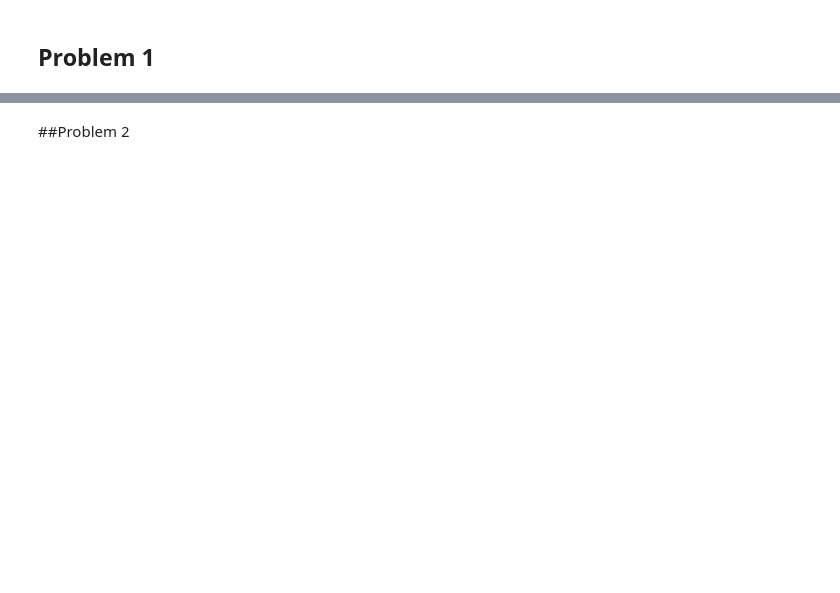
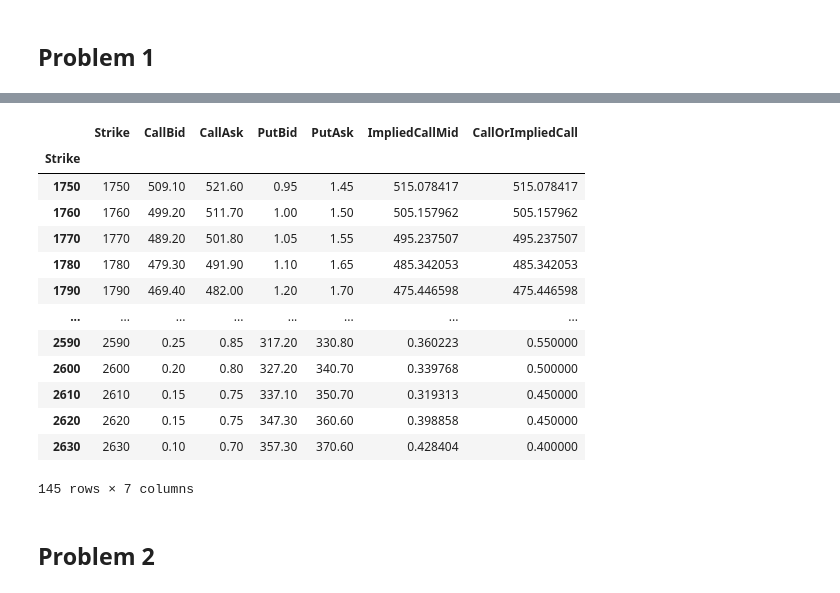
Before and after one commit to UChicago-FinMath-collection/Numerical-Methods, a Jupyter notebook: a1/finm320-26-hw1.ipynb, the cells around one changed output, grey strips where cells are left out. Drawn from its saved outputs; the diff is of its cells as text; code cells hidden in the pictures; blank space fills up the shorter version.

```diff
--- a/a1/finm320-26-hw1.ipynb
+++ b/a1/finm320-26-hw1.ipynb
@@ -108,0 +103,11 @@ F =   # Fill this in
+# %%
+# Calculate the forward price.
+
+min_K = float('inf')
+for x in range(len(options)):
+    if abs((options["CallAsk"].iloc[x] + options["CallBid"].iloc[x])/2 - (options["PutAsk"].iloc[x] + options["PutBid"].iloc[x])/2) < min_K:
+        min_K = abs((options["CallAsk"].iloc[x] + options["CallBid"].iloc[x])/2 - (options["PutAsk"].iloc[x] + options["PutBid"].iloc[x])/2)
+        min_K_index = x
+
+F = options["Strike"].iloc[min_K_index] + np.exp(r*T) * ((options["CallAsk"].iloc[min_K_index] + options["CallBid"].iloc[min_K_index])/2 - (options["PutAsk"].iloc[min_K_index] + options["PutBid"].iloc[min_K_index])/2)
+F
@@ -109,2 +116,3 @@ F =   # Fill this in
 # %%
-options['ImpliedCallMid'] = # Fill this in with an "implied" call price obtained from the (midpoint) put price at each strike
+options['ImpliedCallMid'] = (options["PutAsk"] + options["PutBid"])/2 + np.exp(-r*T) * (F - options['Strike']) # Fill this in with an "implied" call price obtained from the (midpoint) put price at each strike
+options
@@ -111,6 +134,25 @@ options['ImpliedCallMid'] = # Fill this in with an "implied" call price obtained
 # %%
-options['CallOrImpliedCall'] = # At strikes where the call is OTM, assign this to be the (midpoint) call price.
-                               # At strikes where the put is OTM, assign this to be the implied (midpoint) call price, obtained from the (midpoint) put price
+options['CallOrImpliedCall'] = options.apply(lambda row: (row["CallAsk"] + row["CallBid"])/2 if (row["Strike"] > F) else row['ImpliedCallMid'], axis=1)
+
+# At strikes where the call is OTM, assign this to be the (midpoint) call price.
+# At strikes where the put is OTM, assign this to be the implied (midpoint) call price, obtained from the (midpoint) put price
+
+options
+# %% [output]
+|  | Strike | CallBid | CallAsk | PutBid | PutAsk | ImpliedCallMid | CallOrImpliedCall |
+| Strike |  |  |  |  |  |  |  |
+| 1750 | 1750 | 509.10 | 521.60 | 0.95 | 1.45 | 515.078417 | 515.078417 |
+| 1760 | 1760 | 499.20 | 511.70 | 1.00 | 1.50 | 505.157962 | 505.157962 |
+| 1770 | 1770 | 489.20 | 501.80 | 1.05 | 1.55 | 495.237507 | 495.237507 |
+| 1780 | 1780 | 479.30 | 491.90 | 1.10 | 1.65 | 485.342053 | 485.342053 |
+| 1790 | 1790 | 469.40 | 482.00 | 1.20 | 1.70 | 475.446598 | 475.446598 |
+| ... | ... | ... | ... | ... | ... | ... | ... |
+| 2590 | 2590 | 0.25 | 0.85 | 317.20 | 330.80 | 0.360223 | 0.550000 |
+| 2600 | 2600 | 0.20 | 0.80 | 327.20 | 340.70 | 0.339768 | 0.500000 |
+| 2610 | 2610 | 0.15 | 0.75 | 337.10 | 350.70 | 0.319313 | 0.450000 |
+| 2620 | 2620 | 0.15 | 0.75 | 347.30 | 360.60 | 0.398858 | 0.450000 |
+| 2630 | 2630 | 0.10 | 0.70 | 357.30 | 370.60 | 0.428404 | 0.400000 |
+145 rows × 7 columns
 # %%
 hw1analytic = AnalyticEngine()
 dynamics = GBMdynamics(X=F, r=r, rGrow=0, sigma=None)
@@ -127,5 +169,5 @@ fig.update_layout(title='Implied Volatility vs. Strike',
                   yaxis_title='Implied Volatility')
 fig.show()
 # %% [markdown]
-##Problem 2
+## Problem 2
 # %%
```
Also changed, not shown: parts of 14 cells of this notebook.
